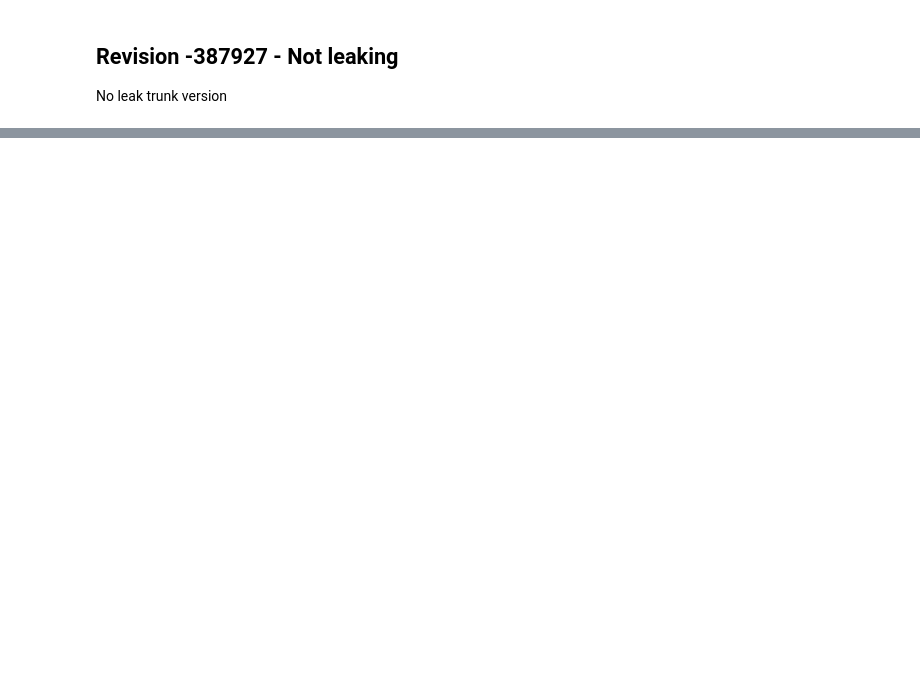
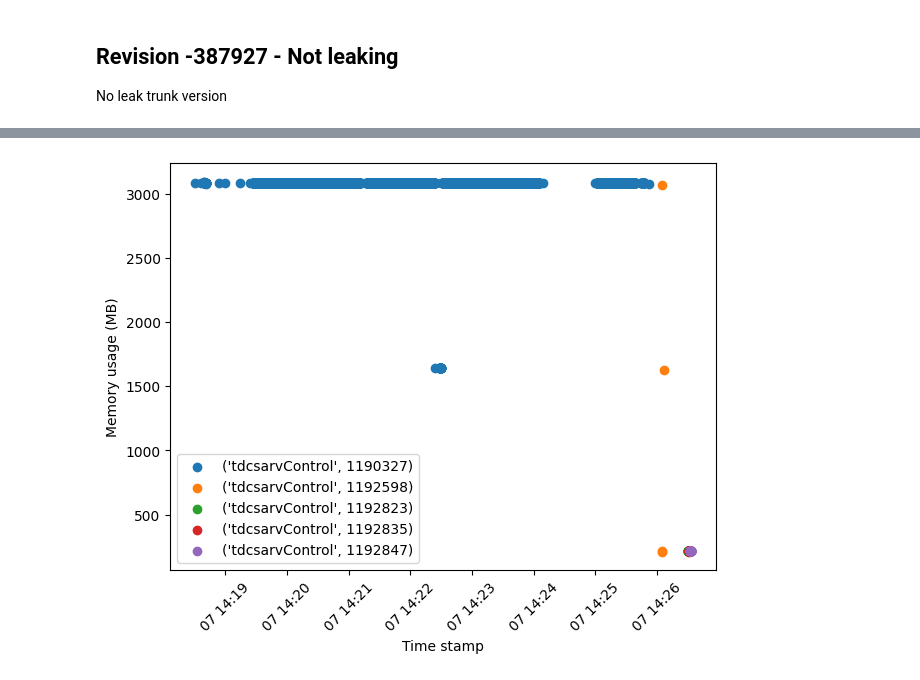
Before and after one commit to BenjaminCarpenter480/memorytools, a Jupyter notebook: Hyperparameters.ipynb, the cells around one changed output, grey strips where cells are left out. Saved outputs shown, nothing was run; the diff lists cells and outputs as text; code cells hidden in the pictures; blank space fills up the shorter version.

```diff
--- a/Hyperparameters.ipynb
+++ b/Hyperparameters.ipynb
@@ -334,3 +406,5 @@ abnorm_pid, abnorm_names = tdcsarv_387927.detect_leaks("LBR")
 # %%
-# plt.cla()
-# tdcsarv_387927.plot_data_to_screen(names=["tdcsarvControl"])
+plt.cla()
+tdcsarv_387927.plot_data_to_screen(names=["tdcsarvControl"])
+# %% [output]
+[figure, added]
```
Also changed, not shown: parts of 27 cells of this notebook, 1 other file.
